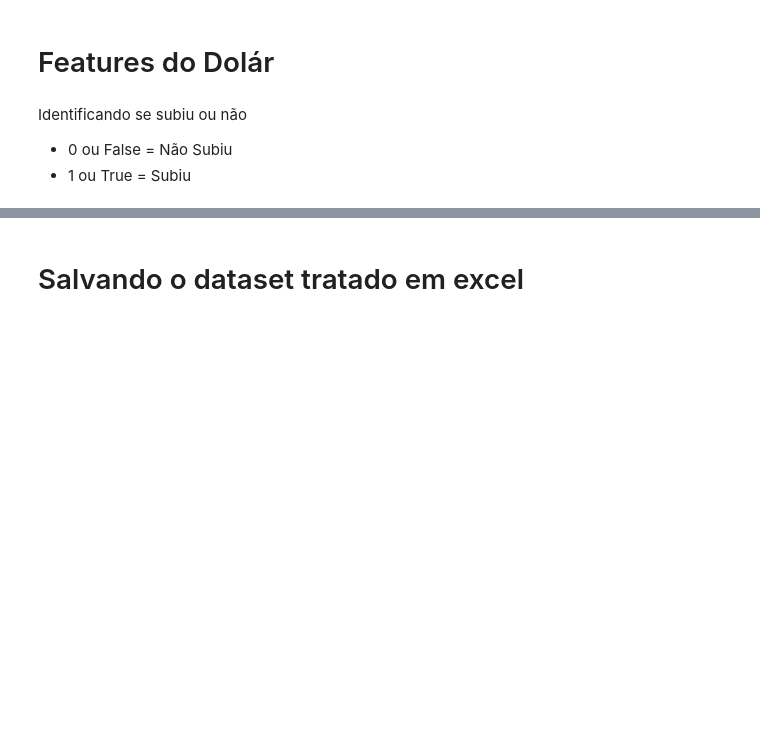
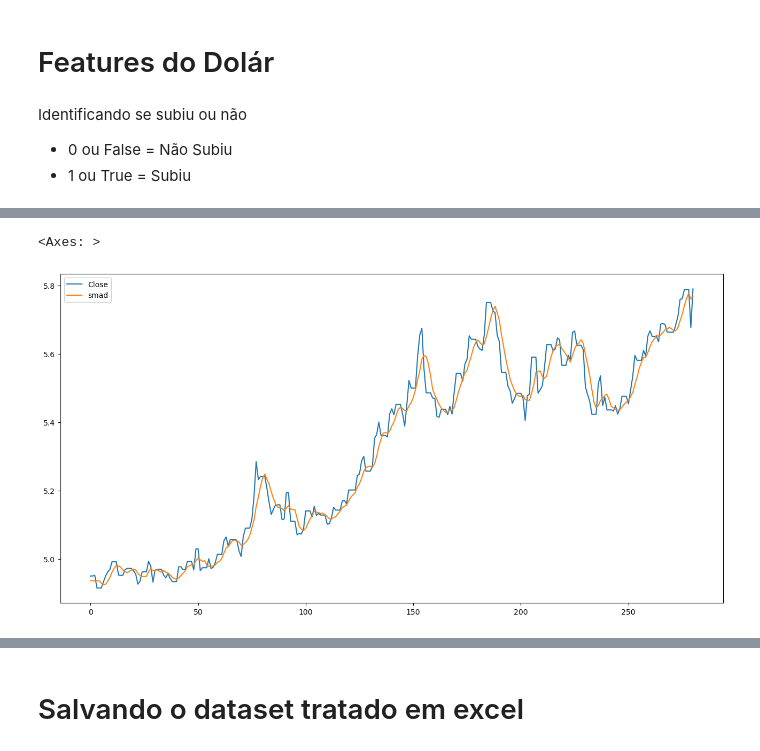
Before and after one commit to Miguelmdcc/Desafio_IA, a Jupyter notebook: Code/mercado.ipynb, the cells around one changed output, grey strips where cells are left out. Saved outputs shown, nothing was run; the diff lists cells and outputs as text; code cells hidden in the pictures; blank space fills up the shorter version.

```diff
--- a/Code/mercado.ipynb
+++ b/Code/mercado.ipynb
@@ -459,0 +464,10 @@ mercado_df
+# %%
+mercado_df['smad'] = mercado_df['Close'].rolling(window=5).mean().bfill()
+mercado_df['emad'] = mercado_df['Close'].ewm(span=5).mean()
+mercado_df['cmad'] = mercado_df['Close'].expanding().mean()
+# %%
+mercado_df[['Close', 'smad']].plot(label='mercado',
+                                  figsize=(16, 8))
+# %% [output]
+<Axes: >
+[figure, added]
```
Also changed, not shown: parts of 12 cells of this notebook, 4 other files.
